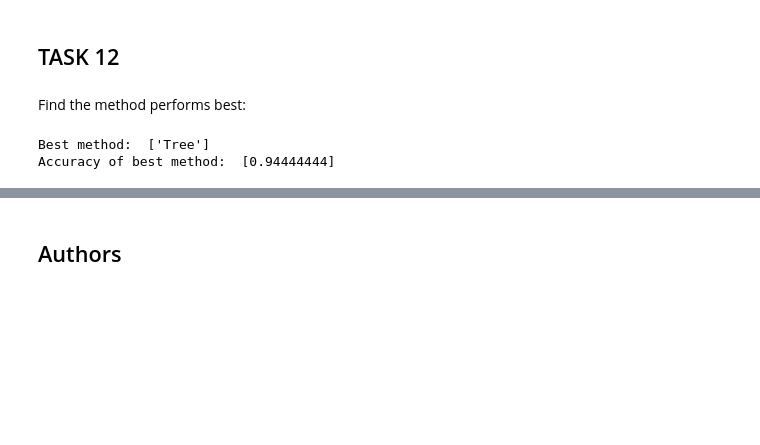
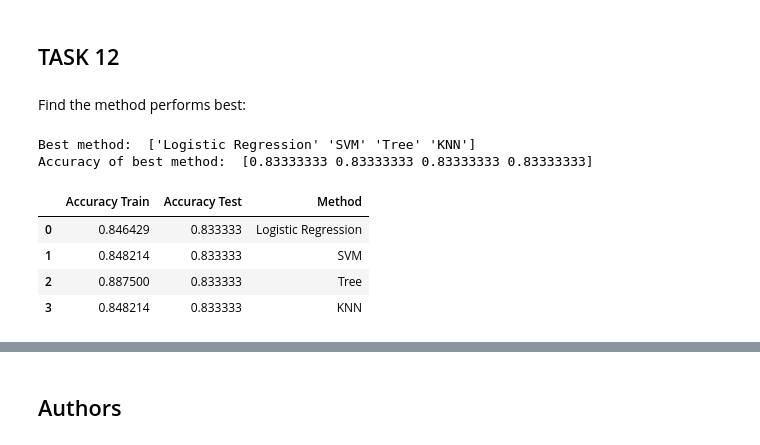
Before and after one commit to tho-ma24/Applied-Data-Science-Capstone, a Jupyter notebook: SpaceX_Machine Learning Prediction_Part_5.ipynb, the cells around one changed output, grey strips where cells are left out. Saved outputs shown, nothing was run; the diff lists cells and outputs as text; code cells hidden in the pictures; blank space fills up the shorter version.

```diff
--- a/SpaceX_Machine Learning Prediction_Part_5.ipynb
+++ b/SpaceX_Machine Learning Prediction_Part_5.ipynb
@@ -379,10 +348,16 @@ plot_confusion_matrix(Y_test,yhat)
 # %% [markdown]
 Find the method performs best:
 # %%
-accuracies = ([accuracy_lr, 'Logistic Regression'], [accuracy_svm, 'SVM'], [accuracy_tree, 'Tree'], [accuracy_KNN, 'KNN'])
-accuracies = pd.DataFrame(accuracies, columns=['Accuracy', 'Method'])
-print('Best method: ', accuracies[accuracies['Accuracy'] == accuracies['Accuracy'].max()]['Method'].values)
-print('Accuracy of best method: ', accuracies[accuracies['Accuracy'] == accuracies['Accuracy'].max()]['Accuracy'].values)
+accuracies = ([logreg_cv.best_score_, accuracy_lr, 'Logistic Regression'], [svm_cv.best_score_, accuracy_svm, 'SVM'], [tree_cv.best_score_, accuracy_tree, 'Tree'], [KNN_cv.best_score_, accuracy_KNN, 'KNN'])
+accuracies = pd.DataFrame(accuracies, columns=['Accuracy Train', 'Accuracy Test', 'Method',])
+print('Best method: ', accuracies[accuracies['Accuracy Test'] == accuracies['Accuracy Test'].max()]['Method'].values)
+print('Accuracy of best method: ', accuracies[accuracies['Accuracy Test'] == accuracies['Accuracy Test'].max()]['Accuracy Test'].values)
+accuracies
 # %% [output]
-Best method:  ['Tree']
-Accuracy of best method:  [0.94444444]
+Best method:  ['Logistic Regression' 'SVM' 'Tree' 'KNN']
+Accuracy of best method:  [0.83333333 0.83333333 0.83333333 0.83333333]
+|  | Accuracy Train | Accuracy Test | Method |
+| 0 | 0.846429 | 0.833333 | Logistic Regression |
+| 1 | 0.848214 | 0.833333 | SVM |
+| 2 | 0.887500 | 0.833333 | Tree |
+| 3 | 0.848214 | 0.833333 | KNN |
```
Also changed, not shown: parts of 7 cells of this notebook.
